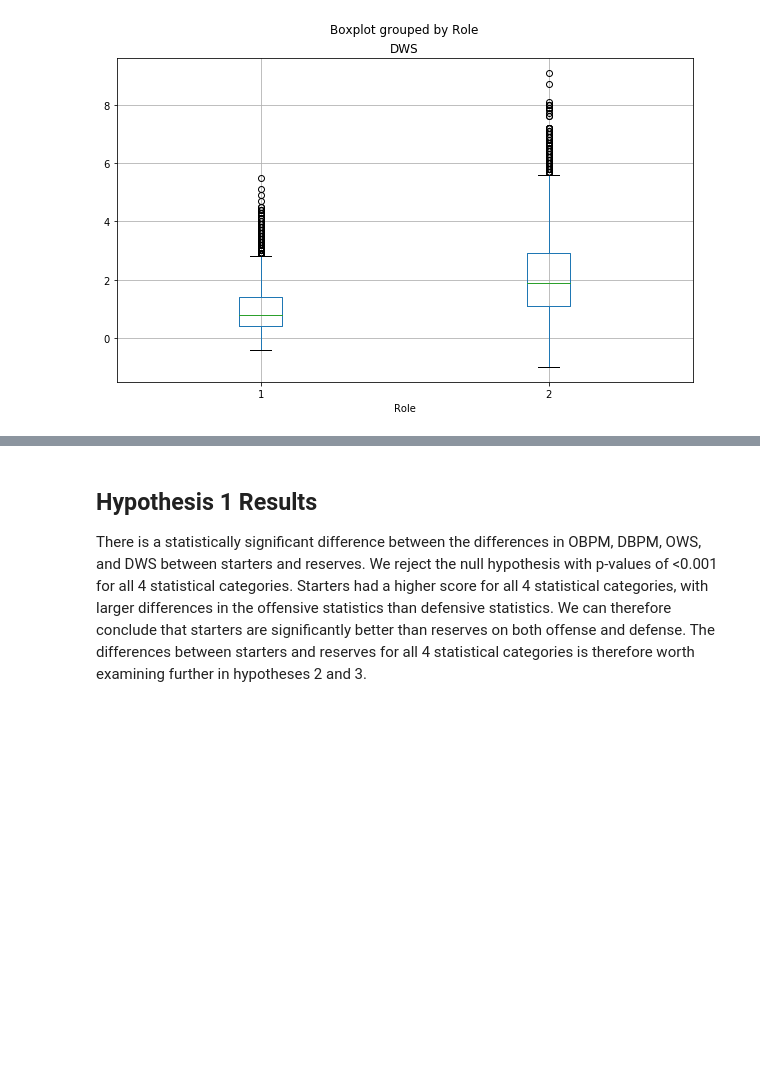
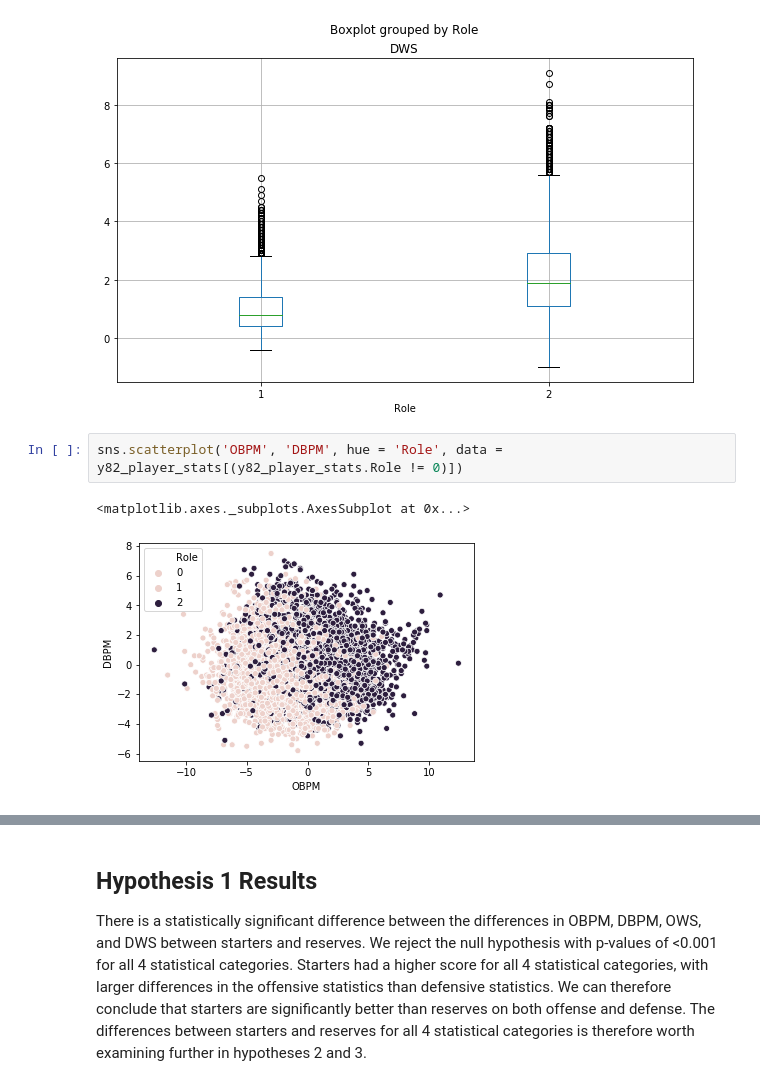
Before and after one commit to nteuthorn/Thinkful_Capstone1, a Jupyter notebook: Capstone 1.ipynb, the cells around one changed output, grey strips where cells are left out. Saved outputs shown, nothing was run; the diff lists cells and outputs as text; blank space fills up the shorter version.

```diff
--- a/Capstone 1.ipynb
+++ b/Capstone 1.ipynb
@@ -251,3 +251,8 @@ y82_player_stats[(y82_player_stats.Role != 0)].boxplot('DWS', by='Role', figsize
 # %% [output]
 <matplotlib.axes._subplots.AxesSubplot at 0x...>
 [figure]
+# %%
+sns.scatterplot('OBPM', 'DBPM', hue = 'Role', data = y82_player_stats[(y82_player_stats.Role != 0)])
+# %% [output]
+<matplotlib.axes._subplots.AxesSubplot at 0x...>
+[figure, added]
```
Also changed, not shown: parts of 2 cells of this notebook, 1 other file.
